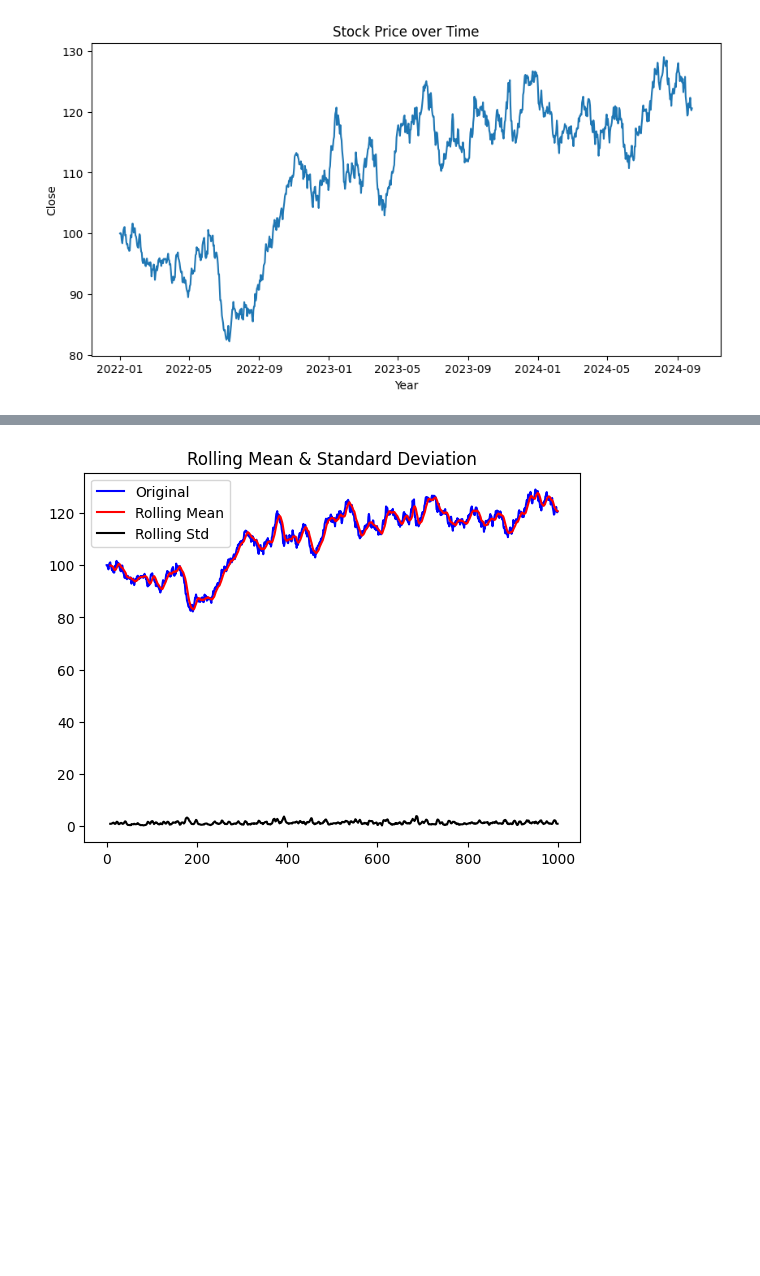
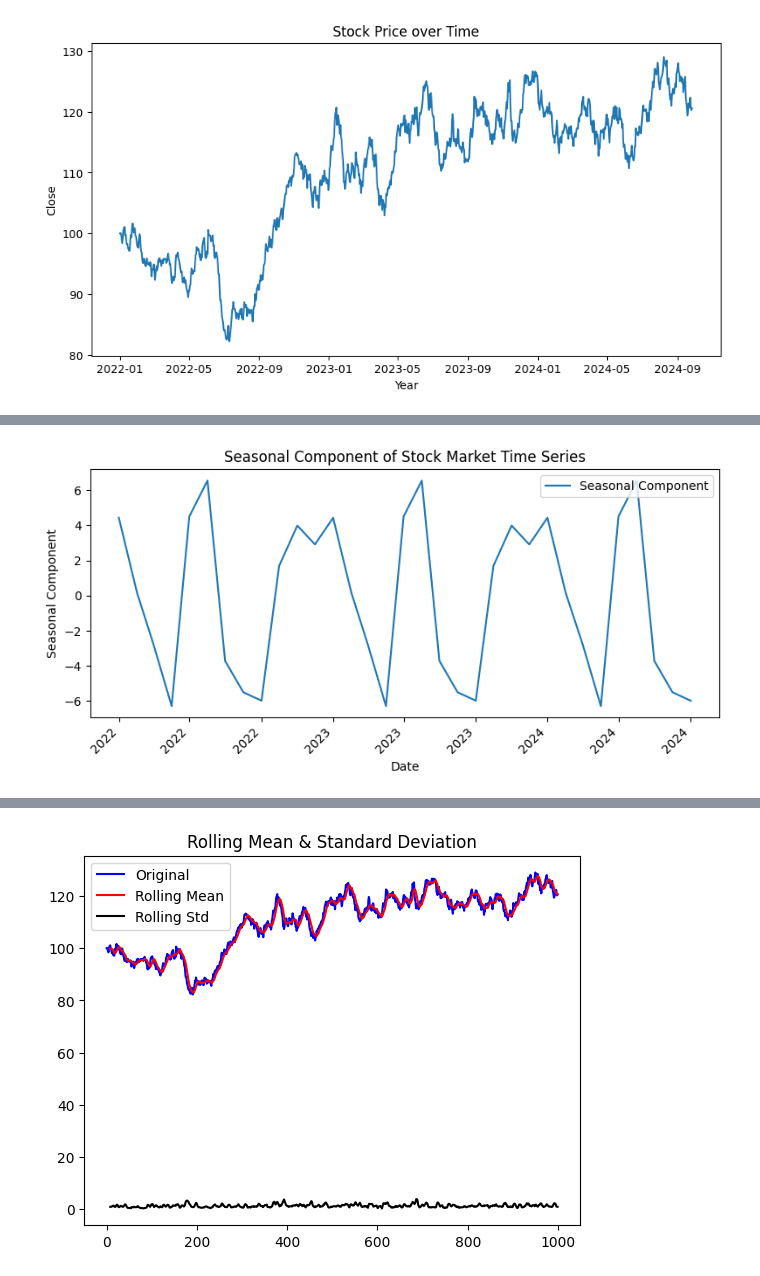
Before and after one commit to sowmya-sadhu/Stock-Market-Analysis, a Jupyter notebook: Stock_Market_Simulation.ipynb, the cells around one changed output, grey strips where cells are left out. Cells and saved outputs as stored; diff of their text form; code cells hidden in the pictures; blank space fills up the shorter version.

```diff
--- a/Stock_Market_Simulation.ipynb
+++ b/Stock_Market_Simulation.ipynb
@@ -122,0 +217,21 @@ stock_market.head()
+# %%
+# Plot the seasonal component
+plt.figure(figsize=(8, 4))
+plt.plot(decomposition.seasonal.dropna(), label='Seasonal Component')
+
+# Title and labels
+plt.title('Seasonal Component of Stock Market Time Series')
+plt.xlabel('Date')
+plt.ylabel('Seasonal Component')
+
+# Format x-axis ticks to show only the year
+plt.gca().xaxis.set_major_formatter(mdates.DateFormatter('%Y'))
+
+# Rotate x-tick labels
+plt.xticks(rotation=45, ha='right')
+
+plt.legend()
+plt.tight_layout()
+plt.show()
+# %% [output]
+[figure, added]
```
Also changed, not shown: parts of 56 cells of this notebook.
